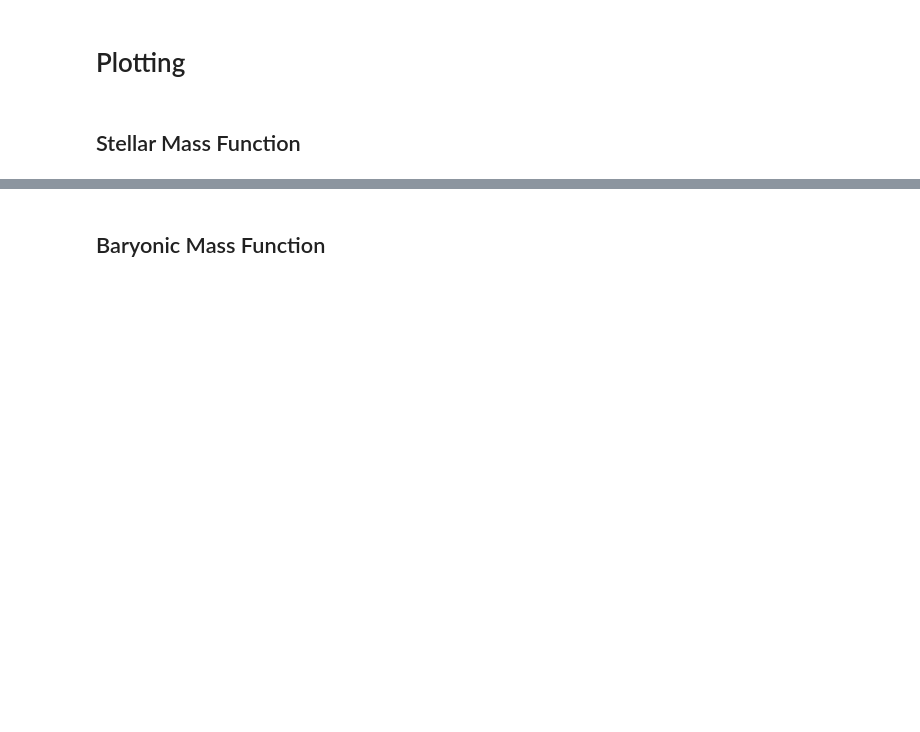
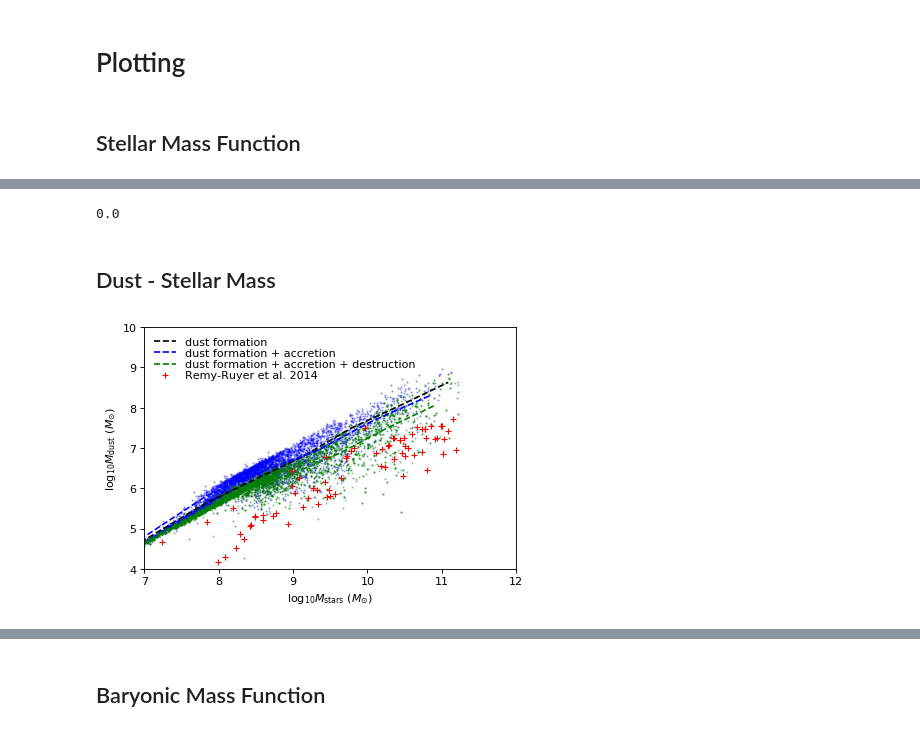
Before and after one commit to darrencroton/sage, a Jupyter notebook: analysis/allresults.ipynb, the cells around one changed output, grey strips where cells are left out. Drawn from its saved outputs; the diff is of its cells as text; code cells hidden in the pictures; blank space fills up the shorter version.

```diff
--- a/analysis/allresults.ipynb
+++ b/analysis/allresults.ipynb
@@ -279,0 +297,80 @@ plt.show()
+# %%
+HI_rr, Z_rr, H2_rr, atomic_rr, logdust_rr, logstar_rr = np.loadtxt('remy-ruyer.master.dat', usecols=(1,3,4,6,8,9), unpack=True)
+gas = atomic_rr * (HI_rr + H2_rr)
+dust_rr = 10 ** logdust_rr
+star_rr = 10 ** logstar_rr
+w = np.where(gas > 0)[0]
+Z_rr = Z_rr[w]
+gas_rr = gas[w]
+DTG_rr = np.log10(dust_rr[w] / gas[w])
+logstar_rr = logstar_rr[w]
+logdust_rr = logdust_rr[w]
+# %%
+w = np.where(G_snap.Dust > 0)[0]
+w1 = np.where(G_snap1.Dust > 0)[0]
+min(G_snap2.Dust)
+# %% [output]
+0.0
+# %% [markdown]
+## Dust - Stellar Mass
+# %%
+plt.figure()
+ax = plt.subplot(111)
+
+w = np.where((G_snap.StellarMass > 0) & (G_snap.Dust > 0))[0]
+if(len(w) > dilute): w = sample(list(w), dilute)
+mass = np.log10(G_snap.StellarMass[w] * 1.e10 / Hubble_h)
+dust = np.log10(G_snap.Dust[w] * 1.e10 / Hubble_h)
+
+total_bins = 20
+bins = np.linspace(mass.min(), mass.max(), total_bins)
+delta = bins[1]-bins[0]
+idx = np.digitize(mass, bins)
+tesmedian = [np.median(dust[idx==k]) for k in range(total_bins)]
+
+#plt.scatter(mass, dust, marker='o', s=1, c='k', alpha=0.3, label='dust formation only')
+plt.plot(bins-delta/2, tesmedian, 'k--', label='dust formation')
+
+w = np.where((G_snap1.StellarMass > 0) & (G_snap1.Dust > 0))[0]
+if(len(w) > dilute): w = sample(list(w), dilute)
+mass = np.log10(G_snap1.StellarMass[w] * 1.e10 / Hubble_h)
+dust = np.log10(G_snap1.Dust[w] * 1.e10 / Hubble_h)
+
+total_bins = 20
+bins = np.linspace(mass.min(), mass.max(), total_bins)
+delta = bins[1]-bins[0]
+idx = np.digitize(mass, bins)
+tesmedian = [np.median(dust[idx==k]) for k in range(total_bins)]
+
+plt.scatter(mass, dust, marker='o', s=1, c='b', alpha=0.3)
+plt.plot(bins-delta/2, tesmedian, 'b--', label='dust formation + accretion')
+
+
+w = np.where((G_snap2.StellarMass > 0) & (G_snap2.Dust > 0))[0]
+if(len(w) > dilute): w = sample(list(w), dilute)
+mass = np.log10(G_snap2.StellarMass[w] * 1.e10 / Hubble_h)
+dust = np.log10(G_snap2.Dust[w] * 1.e10 / Hubble_h)
+
+total_bins = 20
+bins = np.linspace(mass.min(), mass.max(), total_bins)
+delta = bins[1]-bins[0]
+idx = np.digitize(mass, bins)
+tesmedian = [np.median(dust[idx==k]) for k in range(total_bins)]
+
+plt.scatter(mass, dust, marker='o', s=1, c='g', alpha=0.3)
+plt.plot(bins-delta/2, tesmedian, 'g--', label='dust formation + accretion + destruction')
+
+plt.plot(logstar_rr, logdust_rr, '+', c='r', label='Remy-Ruyer et al. 2014')
+plt.xlim(7, 12)
+plt.ylim(4, 10)
+plt.xlabel(r'$\log_{10} M_{\mathrm{stars}}\ (M_{\odot})$')  # and the x-axis labels
+plt.ylabel(r'$\log_{10} M_{\mathrm{dust}}\ (M_{\odot})$')  # and the x-axis labels
+
+leg = plt.legend(loc=0, numpoints=1, labelspacing=0.1)
+leg.draw_frame(False)  # Don't want a box frame
+for t in leg.get_texts():  # Reduce the size of the text
+    t.set_fontsize('medium')
+
+plt.savefig('plots/dust-mass.png')
+# %% [output]
+[figure, added]
```
Also changed, not shown: parts of 28 cells of this notebook.
